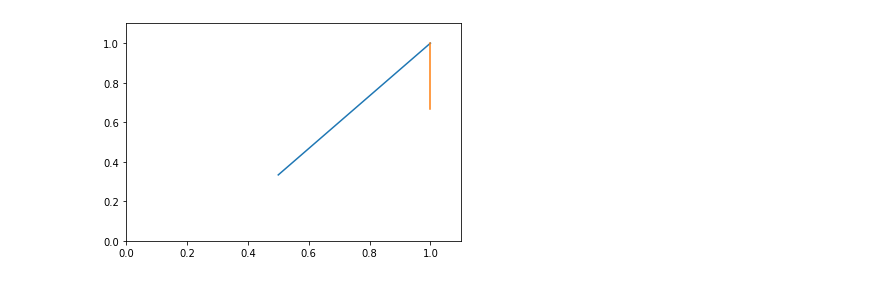
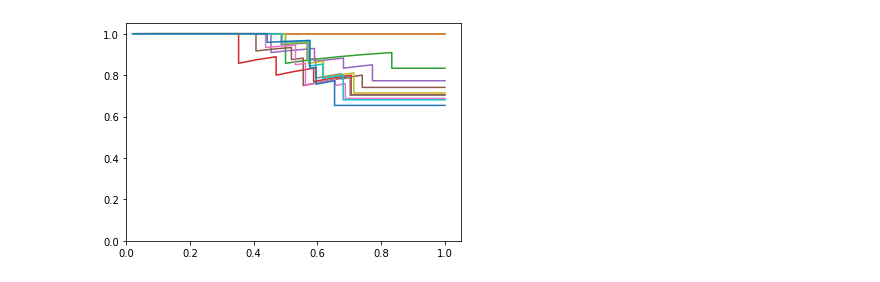
Before and after one commit to Progetto-Agiw/Page-Linkage, a Jupyter notebook: jaccard-similiarity/Grafici dataset artigianale.ipynb, the cells around one changed output. Saved outputs shown, nothing was run; the diff lists cells and outputs as text; code cells hidden in the pictures.

```diff
--- a/jaccard-similiarity/Grafici dataset artigianale.ipynb
+++ b/jaccard-similiarity/Grafici dataset artigianale.ipynb
@@ -1,14 +1,16 @@
 # %%
 import jaccard_similiarity
-domain = "nba"
-site_a = "site-a"
-site_b = "site-b"
+domain = "../dataset_basket_pulito_allineato"
+site_a = "REALGM_pages"
+site_b = "ROTOWORLD_pages"
 
 scores = []
 page_to_link = 2
-total_pages = 40
-while ( page_to_link < total_pages ):
+total_pages = 52
+while ( page_to_link <= total_pages ):
     scores.append(jaccard_similiarity.entity_linkage(domain, site_a, site_b, page_to_link))
-    page_to_link += 1
+    page_to_link += 5
+
+print("Done!")
 # %% [output]
 Number of pages:  2
@@ -34,30 +30,33 @@ import matplotlib.pyplot as plt
 # %%
 import numpy as np
 
-def normalize_feature(feature, max_samples):
+def normalize_feature(feature, max_samples, value_repeat=None):
     last_feature = len(feature) - 1
     while last_feature < max_samples:
-        repeated_feature = feature[last_feature]
+        if value_repeat == None:
+            repeated_feature = feature[last_feature]
+        else:
+            repeated_feature = value_repeat
         feature.append(repeated_feature)
         last_feature += 1
 
 def normalize_samples(scores, max_samples):
-    scores = scores.copy()
-    for precisions, recalls in scores:
+    normalized_scores = scores.copy()
+    for precisions, recalls in normalized_scores:
         normalize_feature(precisions, max_samples)
-        normalize_feature(recalls, max_samples)
-    return scores
+        normalize_feature(recalls, max_samples, 1.0)
+    return normalized_scores
 
 def average_score(scores):
     precisions = map(lambda score: np.array(score[0]), scores)
     recalls = map(lambda score: np.array(score[1]), scores)
 
     average_precision = sum(precisions) / len(scores)
-    average_recalls = sum(recalls) / len(scores)
-    return average_precision, average_recalls
+    average_recall = sum(recalls) / len(scores)
+    return average_precision, average_recall
 
 
 
 def plot_recall_precision(recall, precision):
     plt.plot(recall, precision)
-    plt.axis([0, 1.1, 0, 1.1])
+    plt.axis([0, 1.05, 0, 1.05])
@@ -85,4 +63,7 @@ average_score(normalize_samples(scores, total_pages))
-# %%
-plot_recall_precision(scores[0], scores[1])
-# %% [output]
-[figure, removed]
+# %%
+for precision, recall in normalize_samples(scores, page_to_link):
+    plot_recall_precision(recall, precision)
+
+plt.show()
+# %% [output]
+[figure, added]
```
Also changed, not shown: parts of 4 cells of this notebook.
